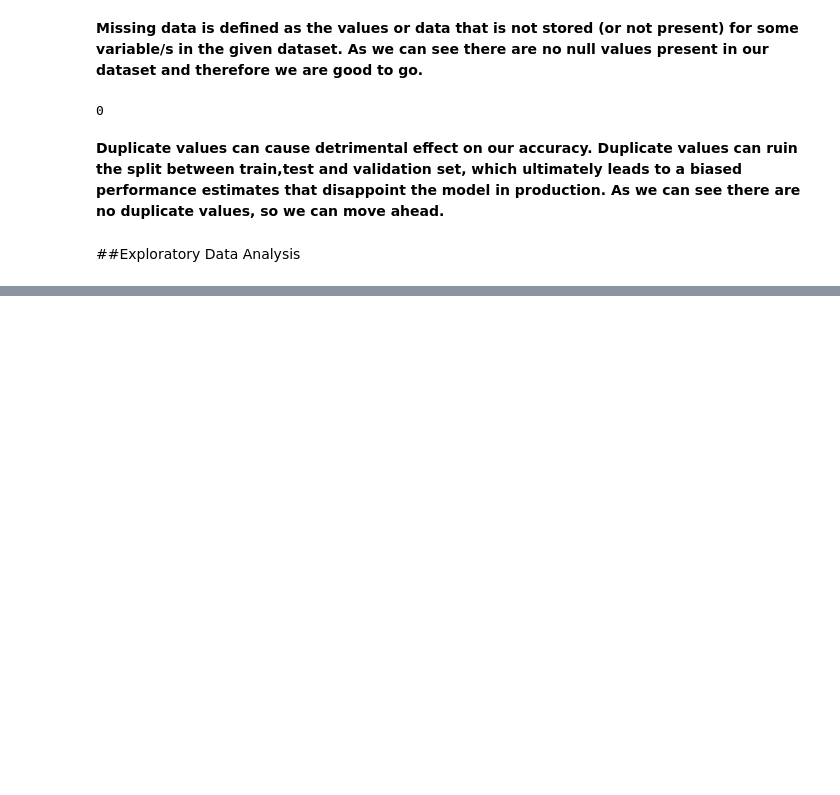
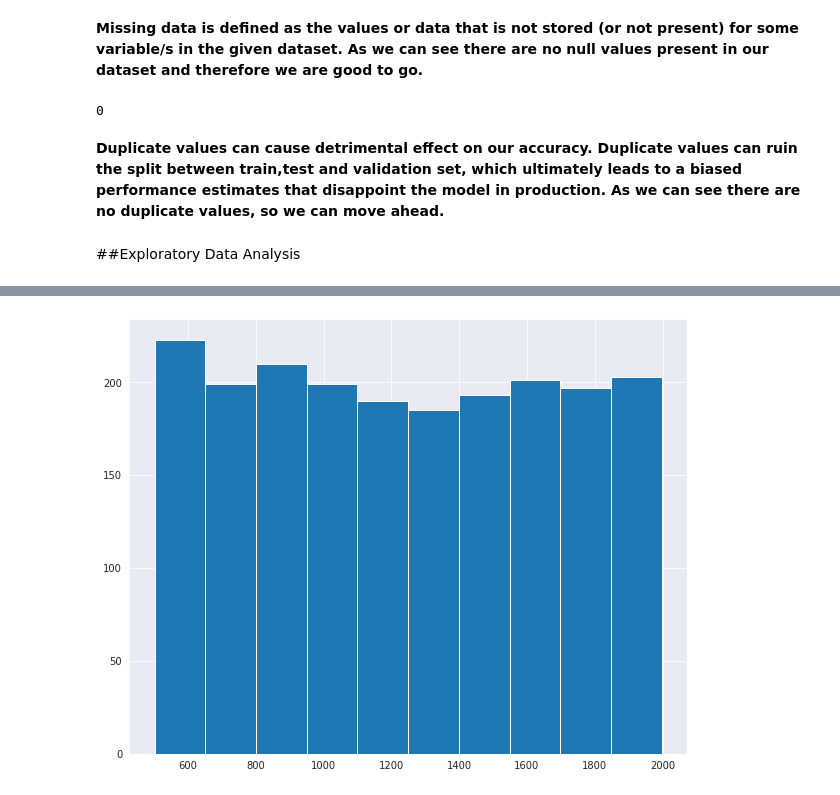
Before and after one commit to Amankr351/Mobile-Price-Range-Prediction, a Jupyter notebook: Mobile_Price_Range_Prediction.ipynb, the cells around one changed output, grey strips where cells are left out. Cells and saved outputs as stored; diff of their text form; code cells hidden in the pictures; blank space fills up the shorter version.

```diff
--- a/Mobile_Price_Range_Prediction.ipynb
+++ b/Mobile_Price_Range_Prediction.ipynb
@@ -121,0 +134,5 @@ data.duplicated().sum()   #Checking for duplicate values.
+# %%
+plt.figure(figsize=(10,8))
+plt.hist(data['battery_power']);
+# %% [output]
+[figure, added]
```
Also changed, not shown: parts of 8 cells of this notebook.
